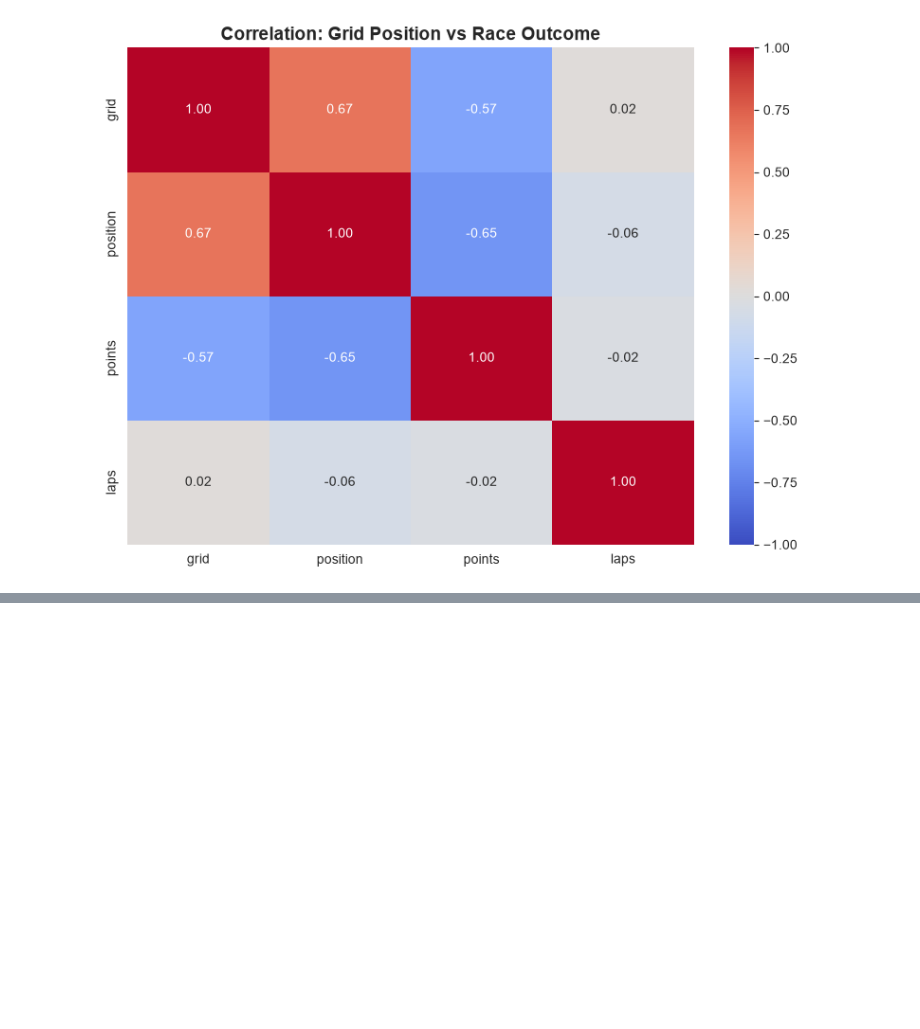
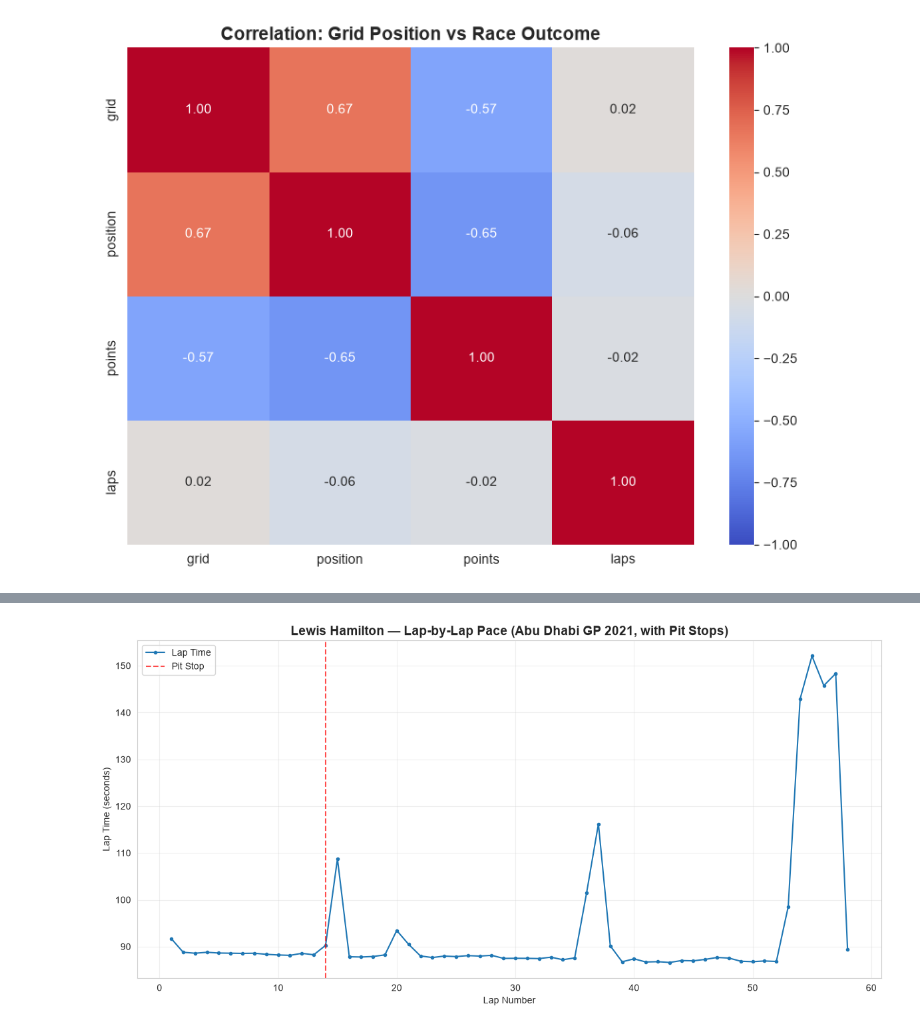
Before and after one commit to Mohitbadetiya/f1-analytics-dashboard, a Jupyter notebook: notebooks/01_data_exploration.ipynb, the cells around one changed output, grey strips where cells are left out. Cells and saved outputs as stored; diff of their text form; code cells hidden in the pictures; blank space fills up the shorter version.

```diff
--- a/notebooks/01_data_exploration.ipynb
+++ b/notebooks/01_data_exploration.ipynb
@@ -260,0 +320,25 @@ laps      0.018710 -0.063213 -0.024968  1.000000
+# %%
+chosen_race = 1073
+
+race_laps = lap_times[lap_times['raceId'] == chosen_race]
+
+hamilton_id = drivers[drivers['driverRef'] == 'hamilton']['driverId'].values[0]
+hamilton_laps = race_laps[race_laps['driverId'] == hamilton_id].sort_values('lap')
+
+hamilton_stops = pit_stops[(pit_stops['raceId'] == chosen_race) & (pit_stops['driverId'] == hamilton_id)]
+
+plt.figure(figsize=(12, 6))
+plt.plot(hamilton_laps['lap'], hamilton_laps['milliseconds'] / 1000, marker='o', markersize=3, label='Lap Time')
+
+for stop_lap in hamilton_stops['lap']:
+    plt.axvline(x=stop_lap, color='red', linestyle='--', alpha=0.7, label='Pit Stop' if stop_lap == hamilton_stops['lap'].iloc[0] else "")
+
+plt.title('Lewis Hamilton — Lap-by-Lap Pace (Abu Dhabi GP 2021, with Pit Stops)', fontsize=14, fontweight='bold')
+plt.xlabel('Lap Number')
+plt.ylabel('Lap Time (seconds)')
+plt.legend()
+plt.grid(True, alpha=0.3)
+plt.tight_layout()
+plt.show()
+# %% [output]
+[figure, added]
```
Also changed, not shown: parts of 12 cells of this notebook, 1 other file.
